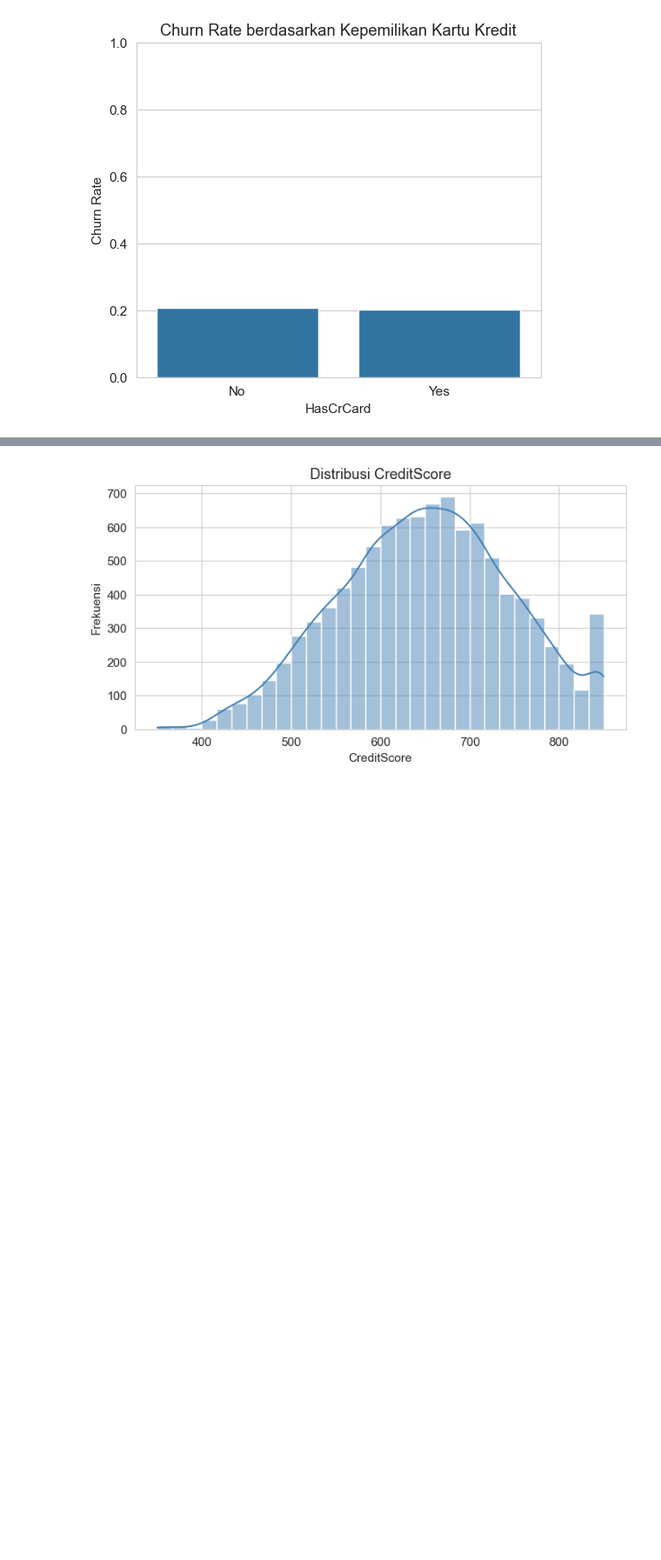
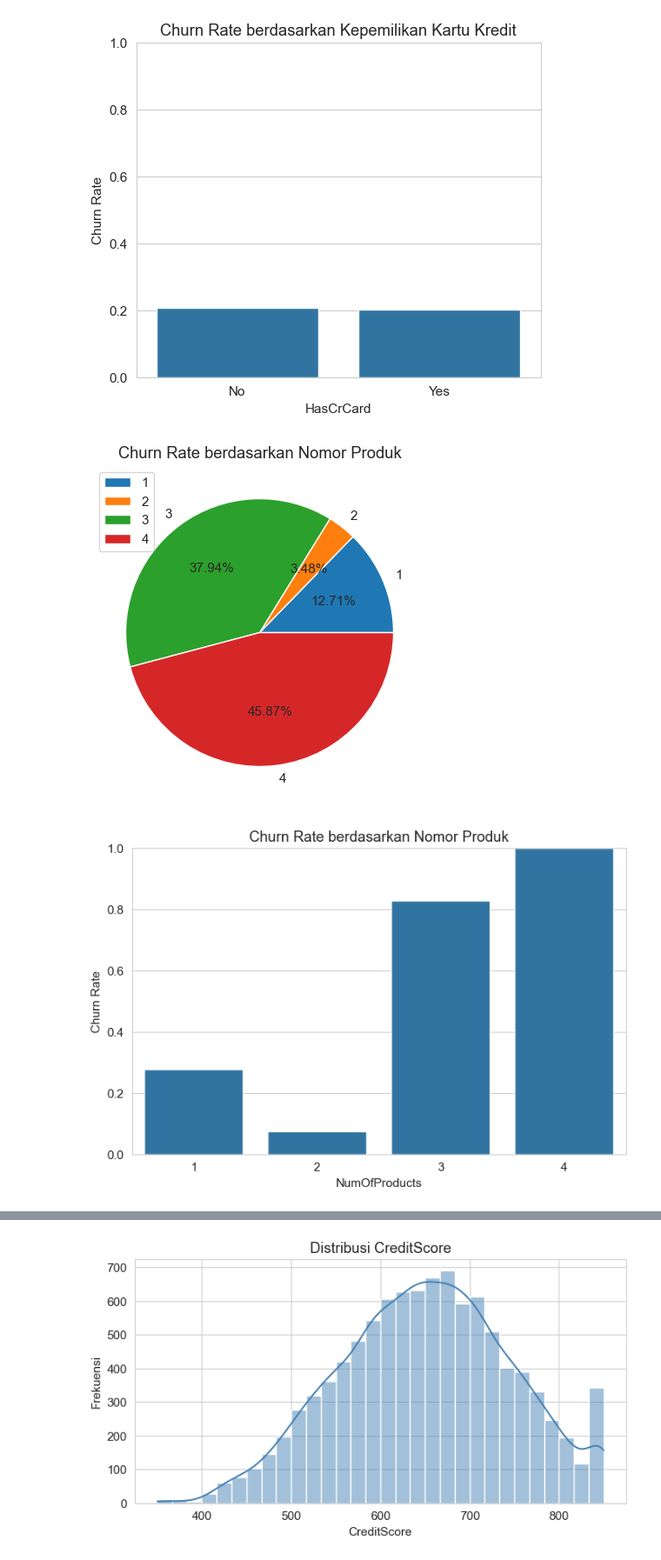
Before and after one commit to kimithora/Tubes-Struktur-Data-Algoritma, a Jupyter notebook: EDAstd.IPYNB, the cells around one changed output, grey strips where cells are left out. Shown at 87% size. Drawn from its saved outputs; the diff is of its cells as text; code cells hidden in the pictures; blank space fills up the shorter version.

```diff
--- a/EDAstd.IPYNB
+++ b/EDAstd.IPYNB
@@ -712,15 +719,32 @@ Visualisasi distribusi churn rate berdasarkan jumlah produk yang digunakan custo
 # %%
 product_plot = product_summary.copy()
 
 plt.figure(figsize=(8,5))
 
 plt.pie(
     product_plot["Churn_Rate"],
     labels=product_plot["NumOfProducts"],
     autopct="%1.2f%%"
 )
 
-plt.title("Churn Rate berdasarkan Jumlah Produk")
+plt.title("Churn Rate berdasarkan Nomor Produk")
 plt.legend(loc="best")
 
 plt.show()
+
+plt.figure(figsize=(8,5))
+
+sns.barplot(
+    data=product_plot,
+    x="NumOfProducts",
+    y="Churn_Rate"
+)
+
+plt.ylabel("Churn Rate")
+plt.title("Churn Rate berdasarkan Nomor Produk")
+plt.ylim(0,1)
+
+plt.show()
+# %% [output]
+[figure, added]
+[figure, added]
```
Also changed, not shown: parts of 14 cells of this notebook.
